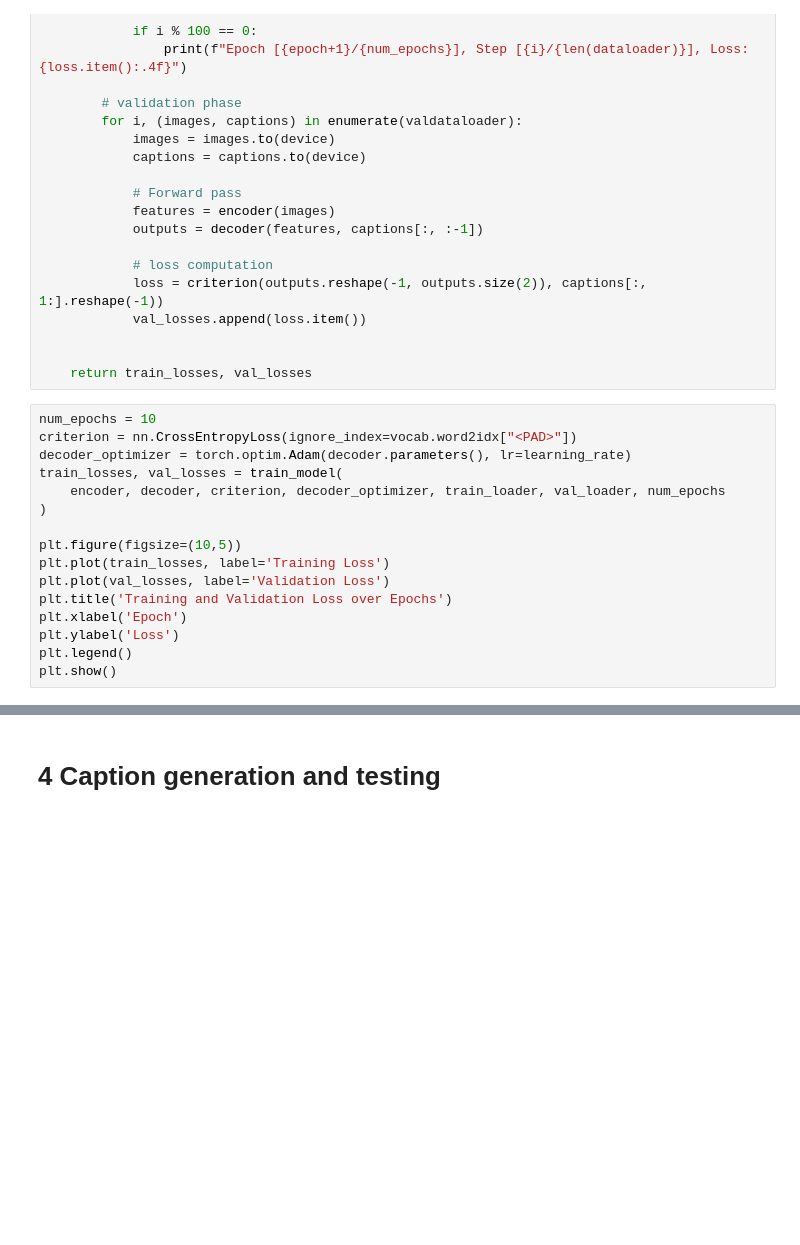
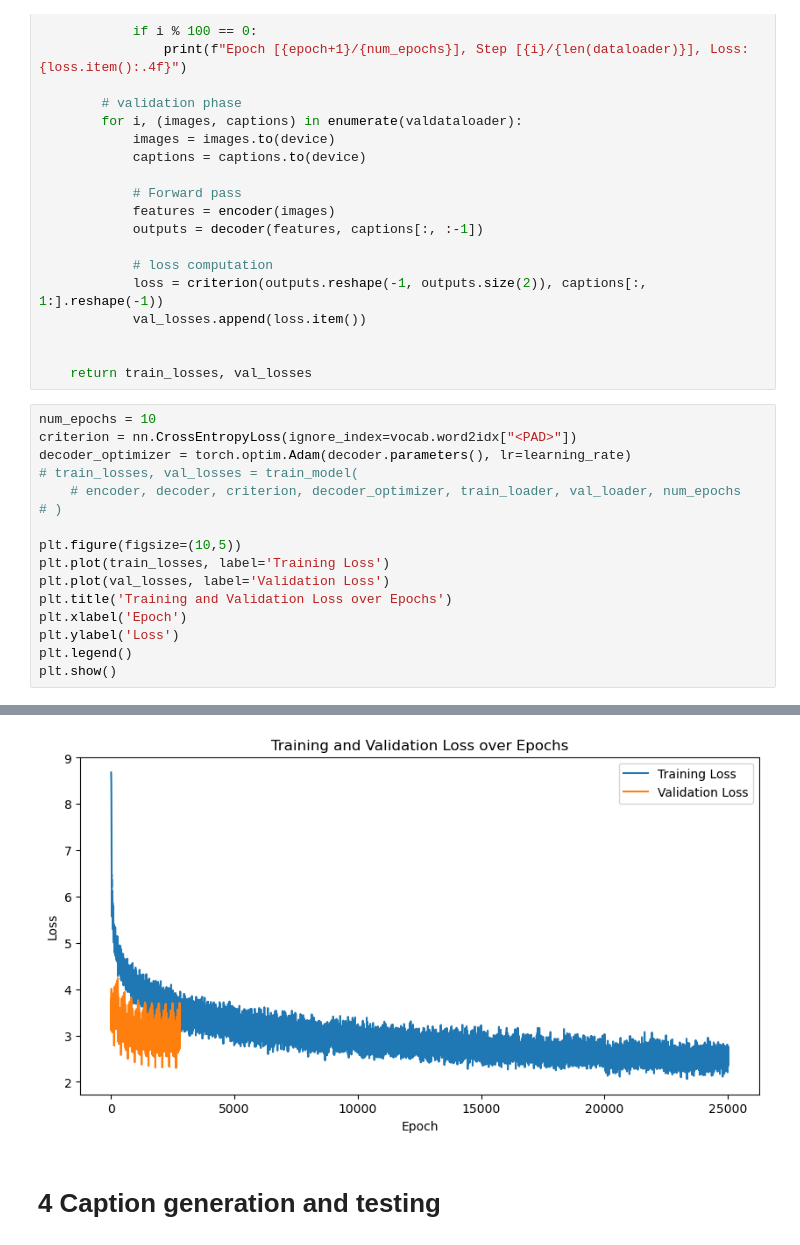
Before and after one commit to Tiazzo/image-captioning, a Jupyter notebook: models_capt/resnet_rnn.ipynb, the cells around one changed output, grey strips where cells are left out. Drawn from its saved outputs; the diff is of its cells as text; blank space fills up the shorter version.

Commit message:
feat: save model resnet rnn

```diff
--- a/models_capt/resnet_rnn.ipynb
+++ b/models_capt/resnet_rnn.ipynb
@@ -349,9 +371,9 @@ def train_model(encoder, decoder, criterion, decoder_optimizer, dataloader, vald
 num_epochs = 10
 criterion = nn.CrossEntropyLoss(ignore_index=vocab.word2idx["<PAD>"])
 decoder_optimizer = torch.optim.Adam(decoder.parameters(), lr=learning_rate)
-train_losses, val_losses = train_model(
-    encoder, decoder, criterion, decoder_optimizer, train_loader, val_loader, num_epochs
-)
+# train_losses, val_losses = train_model(
+    # encoder, decoder, criterion, decoder_optimizer, train_loader, val_loader, num_epochs
+# )
 
 plt.figure(figsize=(10,5))
 plt.plot(train_losses, label='Training Loss')
@@ -361,3 +383,4 @@ plt.xlabel('Epoch')
 plt.ylabel('Loss')
 plt.legend()
 plt.show()
+# %% [output]
@@ -364,3 +404,4 @@ plt.show()
+[figure, added]
 # %% [markdown]
 # 4 Caption generation and testing
 # %%
```
Also changed, not shown: parts of 14 cells of this notebook.
